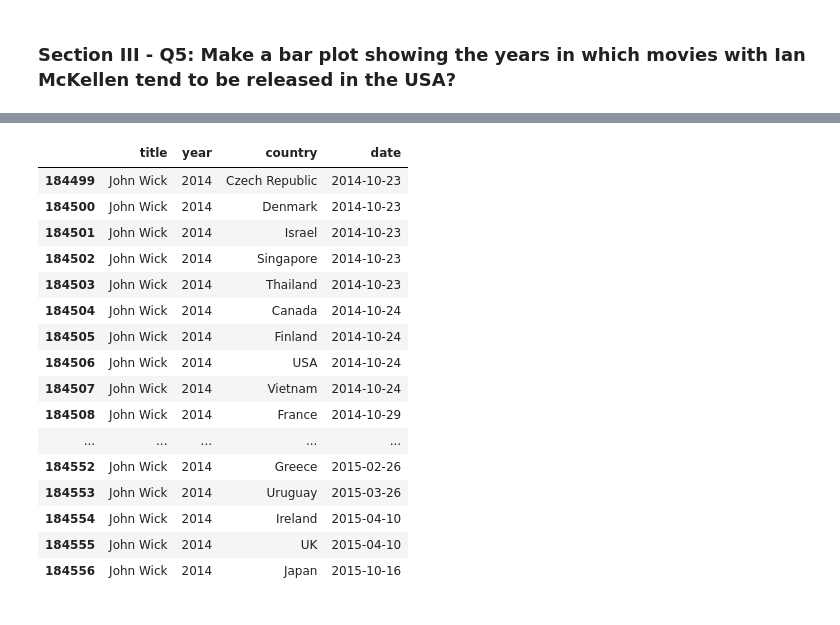
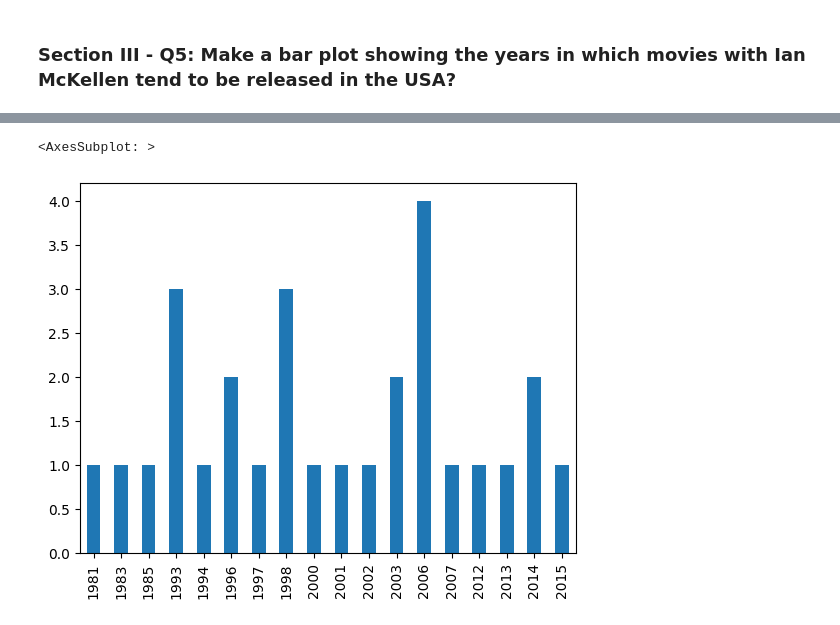
Before and after one commit to jjvega1/mec-mini-projects, a Jupyter notebook: mec-5.3.10-data-wranging-with-pandas-mini-project/Mini_Project_Data_Wrangling_Pandas.ipynb, the cells around one changed output, grey strips where cells are left out. Drawn from its saved outputs; the diff is of its cells as text; code cells hidden in the pictures.

```diff
--- a/mec-5.3.10-data-wranging-with-pandas-mini-project/Mini_Project_Data_Wrangling_Pandas.ipynb
+++ b/mec-5.3.10-data-wranging-with-pandas-mini-project/Mini_Project_Data_Wrangling_Pandas.ipynb
@@ -602,7 +684,11 @@ df_foz2.drop_duplicates(subset = "title").sort_values("year")
 # %% [markdown]
 ### Section II - Q10: List each of the characters that Frank Oz has portrayed at least twice
 # %%
-df_foz3 = df_foz[df_foz["character"].isin(df_foz.value_counts("character").index[df_foz.value_counts("character") > 1])]
+# Same thing but for the character column
+# First make the condition
+c2 = df_foz.value_counts("character") > 1
+
+df_foz3 = df_foz[df_foz["character"].isin(df_foz.value_counts("character").index[c2])]
 df_foz3.value_counts("character")
 # %% [output]
 character
@@ -709,20 +834,45 @@ release_dates[(release_dates["date"] == "2015-01-23") & (release_dates["country"
-# %%
-release_dates[release_dates["title"] == "John Wick"]
-# %% [output]
-|  | title | year | country | date |
-| 184499 | John Wick | 2014 | Czech Republic | 2014-10-23 |
-| 184500 | John Wick | 2014 | Denmark | 2014-10-23 |
-| 184501 | John Wick | 2014 | Israel | 2014-10-23 |
-| 184502 | John Wick | 2014 | Singapore | 2014-10-23 |
-| 184503 | John Wick | 2014 | Thailand | 2014-10-23 |
-| 184504 | John Wick | 2014 | Canada | 2014-10-24 |
-| 184505 | John Wick | 2014 | Finland | 2014-10-24 |
-| 184506 | John Wick | 2014 | USA | 2014-10-24 |
-| 184507 | John Wick | 2014 | Vietnam | 2014-10-24 |
-| 184508 | John Wick | 2014 | France | 2014-10-29 |
-| ... | ... | ... | ... | ... |
-| 184552 | John Wick | 2014 | Greece | 2015-02-26 |
-| 184553 | John Wick | 2014 | Uruguay | 2015-03-26 |
-| 184554 | John Wick | 2014 | Ireland | 2015-04-10 |
-| 184555 | John Wick | 2014 | UK | 2015-04-10 |
-| 184556 | John Wick | 2014 | Japan | 2015-10-16 |
+# %%
+# Extract Ian McKellen
+ian_df = cast[cast["name"] == "Ian McKellen"]
+
+# Get rid of duplicates. Again clears headaches
+ian_df = ian_df.drop_duplicates(subset = "title")
+
+# Finally set index to title
+ian_df = ian_df.set_index("title")
+
+# Extract USA once more and set index to title
+release_US = release_dates[release_dates["country"] == "USA"].set_index("title")
+
+# Finally create a new column with None values
+ian_df.loc["title", "USA_release_date"] = None
+
+# iteration through titles with Ian McKellen
+for i in ian_df.index:
+    try:
+        # Again, the movie found in ian_df DF might not appear in release_US DF so we need try-except
+
+        # We need to ensure that the US release year is within one year from the ian_df DF
+        c1 = ian_df.loc[i, "year"] + 1 == release_US.loc[i, "year"]
+        c2 = ian_df.loc[i, "year"] == release_US.loc[i, "year"]
+        c3 = ian_df.loc[i, "year"] - 1 == release_US.loc[i, "year"]
+
+        # If any condition passes, add the value
+        if c1 or c2 or c3:
+            ian_df.loc[i, "USA_release_date"] = release_US.loc[i].date.date()
+        # If not, then drop it
+        else:
+            ian_df = ian_df.drop([i])
+    except:
+        # Drop index if it does not appear in the release_US DF
+        ian_df = ian_df.drop([i])
+
+# We handled missing values the same way as Section III - Q4, drop it because we are unsure.
+# There are some movies where the year was often earlier than the US release date, sometimes next year.
+ian_df["USA_release_date"] = pd.to_datetime(ian_df["USA_release_date"])
+
+# Final
+ian_df.USA_release_date.dt.year.value_counts().sort_index().plot(kind='bar')
+# %% [output]
+<AxesSubplot: >
+[figure, added]
```
Also changed, not shown: parts of 45 cells of this notebook.
